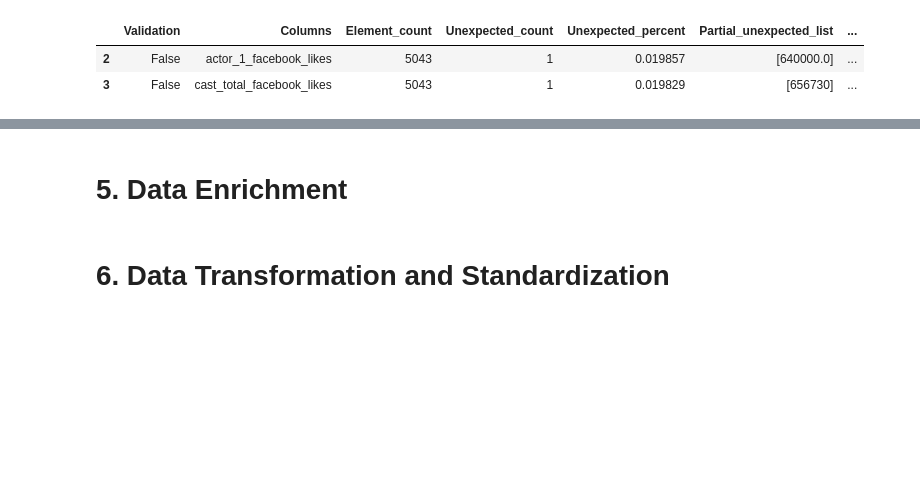
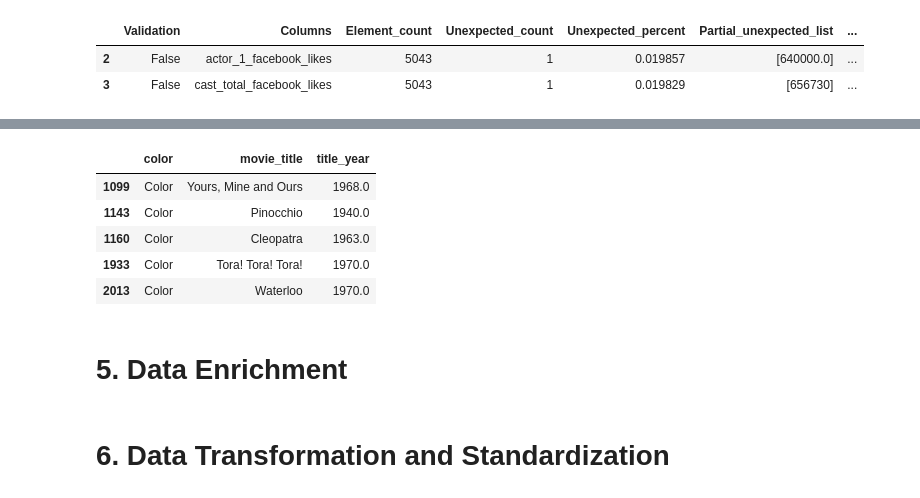
Before and after one commit to brunoVnonato/pyyne_data_eng_test, a Jupyter notebook: movie_metadata_pipeline.ipynb, the cells around one changed output, grey strips where cells are left out. Cells and saved outputs as stored; diff of their text form; code cells hidden in the pictures; blank space fills up the shorter version.

```diff
--- a/movie_metadata_pipeline.ipynb
+++ b/movie_metadata_pipeline.ipynb
@@ -618,0 +702,11 @@ report
+# %%
+wrong_cl = data.loc[(data['color']=='Color') & (data['title_year']<=1970), ['color','movie_title','title_year']]
+#len(wrong_cl['movie_title'])
+wrong_cl.head()
+# %% [output]
+|  | color | movie_title | title_year |
+| 1099 | Color | Yours, Mine and Ours | 1968.0 |
+| 1143 | Color | Pinocchio | 1940.0 |
+| 1160 | Color | Cleopatra | 1963.0 |
+| 1933 | Color | Tora! Tora! Tora! | 1970.0 |
+| 2013 | Color | Waterloo | 1970.0 |
```
Also changed, not shown: parts of 14 cells of this notebook.
